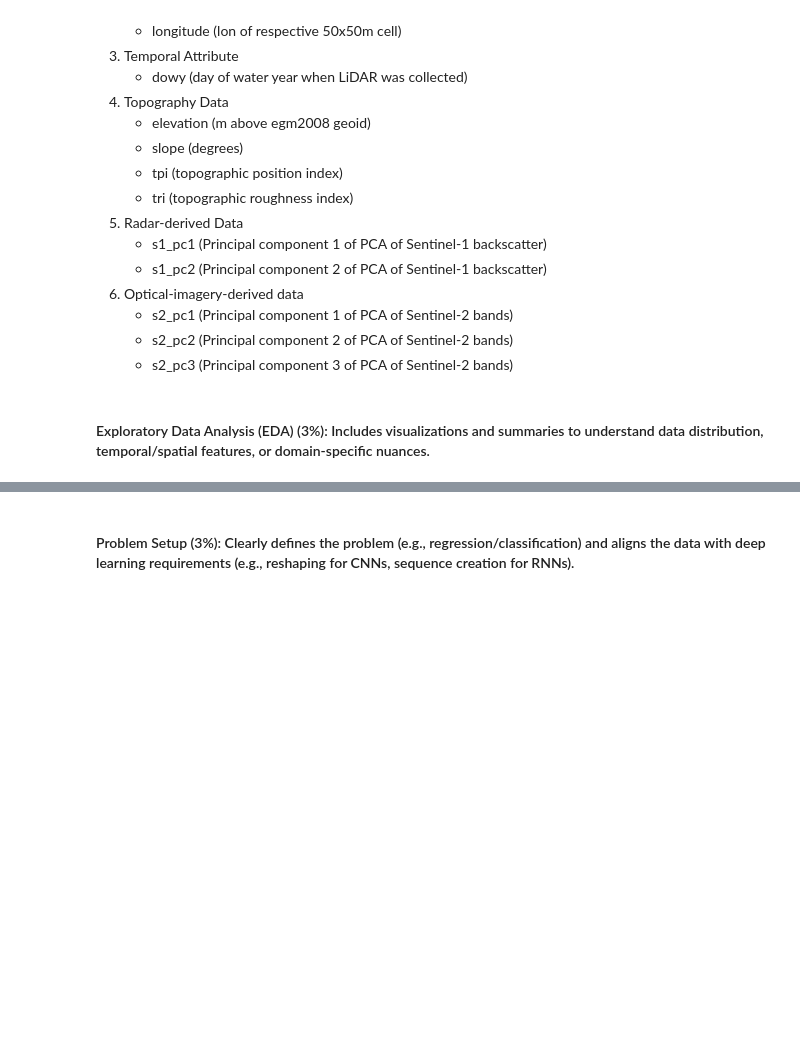
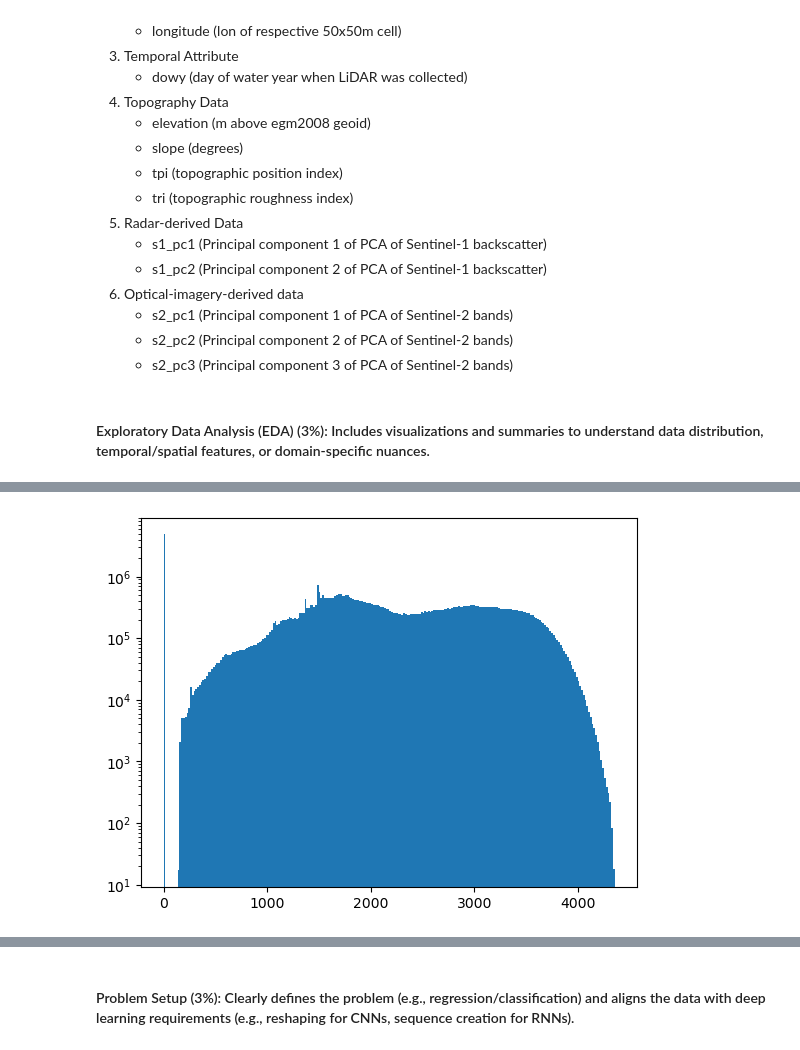
Before and after one commit to Jack-Hayes/mlgeo-2024-deep-snow, a Jupyter notebook: notebooks/jack_deepl_hw.ipynb, the cells around one changed output, grey strips where cells are left out. Saved outputs shown, nothing was run; the diff lists cells and outputs as text; code cells hidden in the pictures; blank space fills up the shorter version.

```diff
--- a/notebooks/jack_deepl_hw.ipynb
+++ b/notebooks/jack_deepl_hw.ipynb
@@ -85,0 +129,7 @@ Data variables: (12/14)
+# %%
+# most sites are in mountain rainges so high elevations make sense
+# we see a lot of elevations at sea level too
+plt.hist(df_all.elevation.values, bins=256);
+plt.yscale('log')
+# %% [output]
+[figure, added]
```
Also changed, not shown: parts of 28 cells of this notebook.
